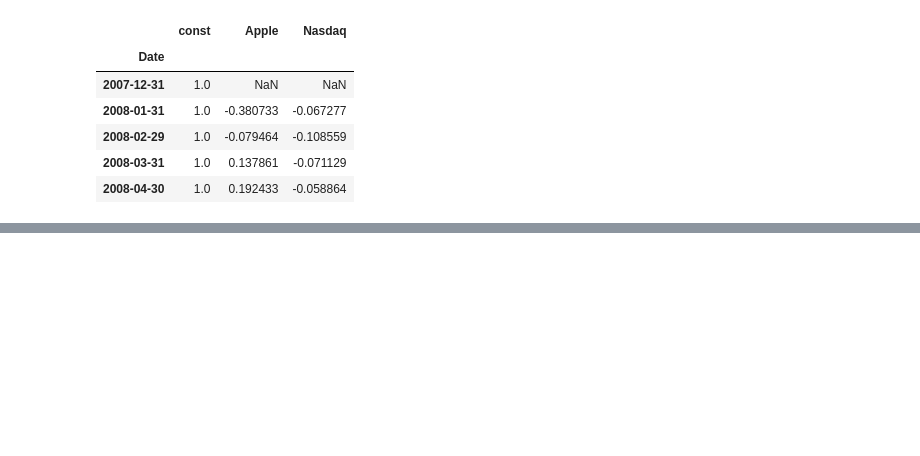
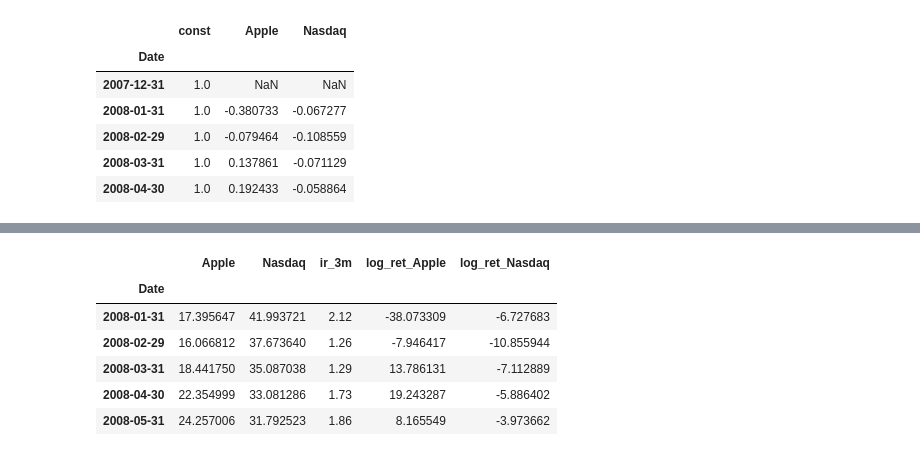
Before and after one commit to smurve/financials, a Jupyter notebook: GettingStarted_with_CFDS.ipynb, the cells around one changed output, grey strips where cells are left out. Saved outputs shown, nothing was run; the diff lists cells and outputs as text; code cells hidden in the pictures; blank space fills up the shorter version.

```diff
--- a/GettingStarted_with_CFDS.ipynb
+++ b/GettingStarted_with_CFDS.ipynb
@@ -117,0 +133,3 @@ obs=np.array([3, -3, 0, 2, 1, 3])
+# %%
+ir_3m = tb3ms.rename(columns={'DATE': 'Date', 'TB3MS': 'ir_3m'})
+ir_3m.head()
@@ -117,0 +194,13 @@ obs=np.array([3, -3, 0, 2, 1, 3])
+# %%
+stocks_data['log_ret_Apple'] = 100* np.log(stocks_data['Apple']).diff()
+stocks_data['log_ret_Nasdaq'] = 100* np.log(stocks_data['Nasdaq']).diff()
+stocks_data.dropna(inplace=True)
+stocks_data.head()
+# %% [output]
+|  | Apple | Nasdaq | ir_3m | log_ret_Apple | log_ret_Nasdaq |
+| Date |  |  |  |  |  |
+| 2008-01-31 | 17.395647 | 41.993721 | 2.12 | -38.073309 | -6.727683 |
+| 2008-02-29 | 16.066812 | 37.673640 | 1.26 | -7.946417 | -10.855944 |
+| 2008-03-31 | 18.441750 | 35.087038 | 1.29 | 13.786131 | -7.112889 |
+| 2008-04-30 | 22.354999 | 33.081286 | 1.73 | 19.243287 | -5.886402 |
+| 2008-05-31 | 24.257006 | 31.792523 | 1.86 | 8.165549 | -3.973662 |
```
Also changed, not shown: parts of 58 cells of this notebook, 2 other files.
